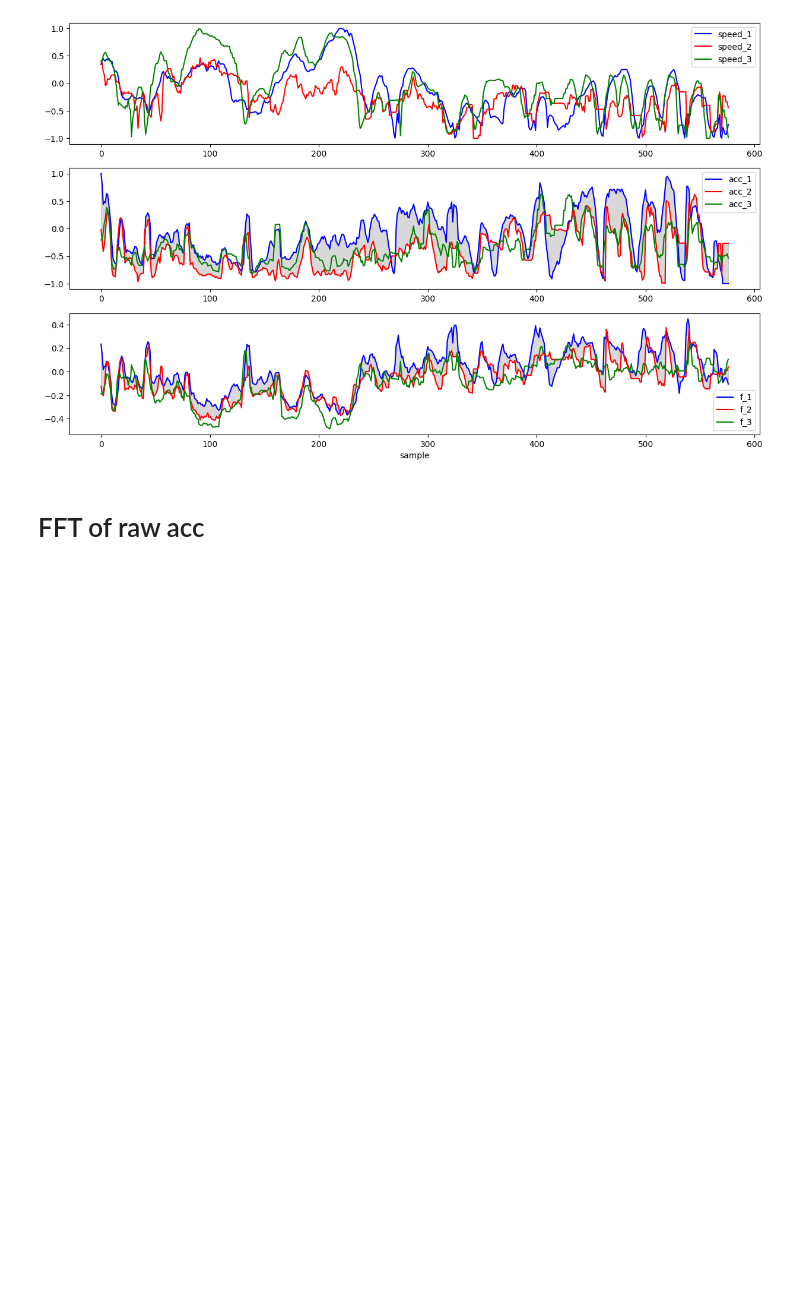
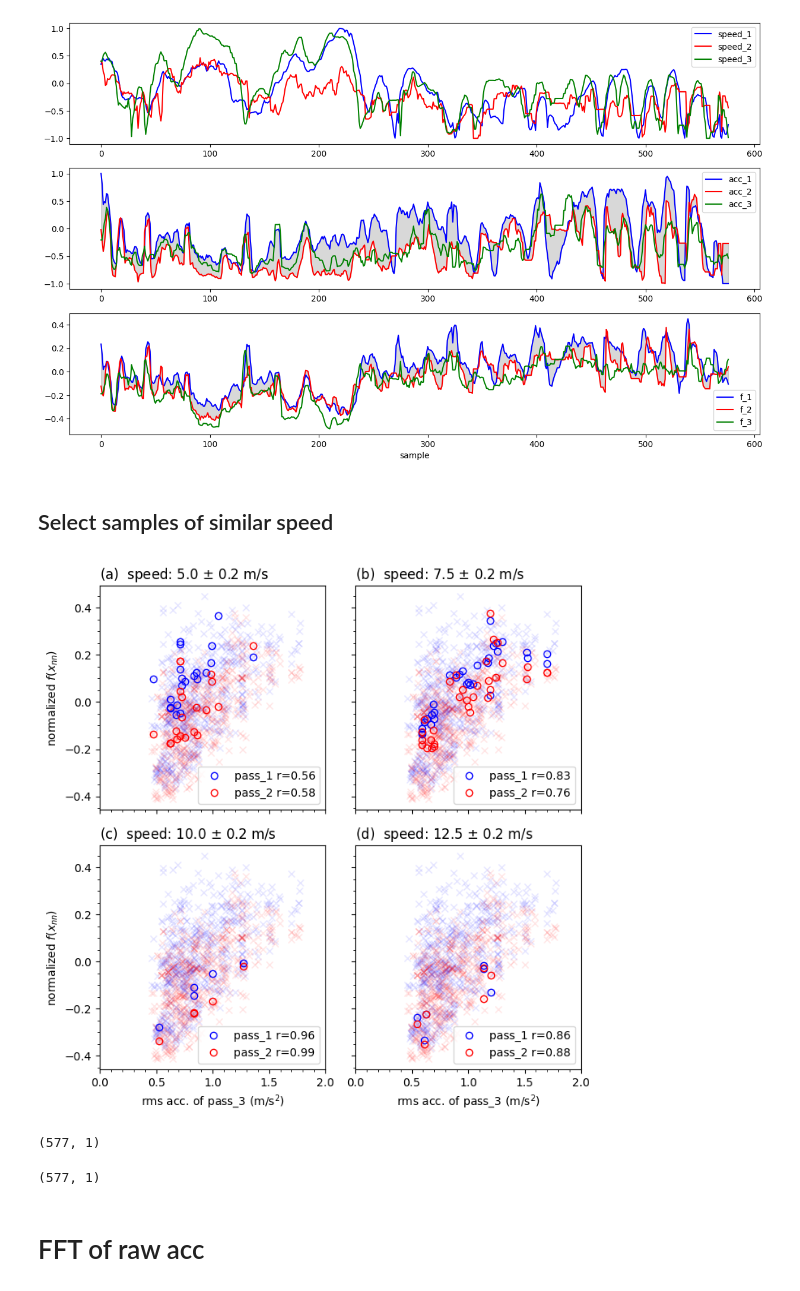
Before and after one commit to carloshernangarrido/ordinal_regression, a Jupyter notebook: main_real_world_example.ipynb, the cells around one changed output. Cells and saved outputs as stored; diff of their text form; code cells hidden in the pictures; blank space fills up the shorter version.

Commit message:
Testing with Selected samples of similar speed (unseen data)

```diff
--- a/main_real_world_example.ipynb
+++ b/main_real_world_example.ipynb
@@ -694,6 +696,79 @@ ax[2].set_xlabel('sample')
 19/19 [==============================] - 0s 4ms/step
 Text(0.5, 0, 'sample')
 [figure]
+# %% [markdown]
+## Select samples of similar speed
+# %%
+speeds_of_interest = [5., 7.5, 10., 12.5]
+speeds_of_interest_tol = 0.2
+
+
+X_3_actual = scaler_X.inverse_transform(X_3)
+
+selected_samples = {speed: X_3_actual.copy() for speed in speeds_of_interest}
+
+for speed in speeds_of_interest:
+    for i in range(X_3_actual.shape[0]):
+        if not (np.abs(X_3_actual[i, 0] - speed) < speeds_of_interest_tol):
+            selected_samples[speed][i, :] = np.nan* selected_samples[speed][i, :]
+# %%
+fig, ax = plt.subplots(2, 2, figsize=(7, 7), sharex='all', sharey='all')
+ax = ax.flatten()
+
+
+for i, speed in enumerate(speeds_of_interest):
+    subset = {}
+    subset['pass3'] = selected_samples[speed][~np.isnan(selected_samples[speed][:, 0]), 1]
+    subset['pass1'] = x1_1_pred[~np.isnan(selected_samples[speed][:, 0]), 0]
+    subset['pass2'] = x1_2_pred[~np.isnan(selected_samples[speed][:, 0]), 0]
+    ax[i].plot(X_3_actual[:, 1], x1_1_pred, color='blue', marker='x', alpha=0.1, linestyle='none')
+    ax[i].plot(X_3_actual[:, 1], x1_2_pred, color='red', marker='x', alpha=0.1, linestyle='none')
+    ax[i].plot(subset['pass3'], subset['pass1'], color='blue',
+               label=f"pass_1 r={np.round(np.corrcoef(subset['pass3'], subset['pass1'])[1,0], 2)}", marker='o', markerfacecolor='none', linestyle='none')
+    ax[i].plot(subset['pass3'], subset['pass2'], color='red',
+               label=f"pass_2 r={np.round(np.corrcoef(subset['pass3'], subset['pass2'])[1,0], 2)}", marker='o', markerfacecolor='none', linestyle='none')
+    ax[i].minorticks_on()
+    ax[i].set_title(f"({chr(ord('a')+i)})  speed: {speed} $\pm$ {speeds_of_interest_tol} m/s", loc='left')
+    if i > 1:
+        ax[i].set_xlabel("rms acc. of pass_3 (m/s$^2$)")
+    if (i % 2) == 0:
+        ax[i].set_ylabel("normalized $f(x_{nn})$")
+    ax[i].legend()
+ax[0].set_xlim((0, 2))
+plt.tight_layout()
+plt.show()
+fig.savefig('test_pass_3.pdf')
+
+
+# plt.figure()
+# plt.gca().set_prop_cycle(default_cycler)
+# plt.plot(X_3_actual[:, 0], alpha=0.3)
+# plt.gca().set_prop_cycle(default_cycler)
+# plt.plot(selected_samples[speed][:, 0])
+
+# plt.figure()
+# plt.gca().set_prop_cycle(default_cycler)
+# plt.plot(X_3_actual[:, 1], alpha=0.3)
+# plt.gca().set_prop_cycle(default_cycler)
+# plt.plot(selected_samples[speed][:, 1])
+
+# plt.figure()
+# plt.gca().set_prop_cycle(default_cycler)
+# plt.plot(x1_1_pred, alpha=0.3)
+# plt.plot(x1_2_pred, alpha=0.3)
+# plt.gca().set_prop_cycle(default_cycler)
+# plt.plot((selected_samples[speed][:, 0]/selected_samples[speed][:, 0])*x1_1_pred[:, 0])
+# plt.plot((selected_samples[speed][:, 0]/selected_samples[speed][:, 0])*x1_2_pred[:, 0])
+# %% [output]
+[figure, added]
+# %%
+x1_1_pred.shape
+# %% [output]
+(577, 1)
+# %%
+x1_1_pred.shape
+# %% [output]
+(577, 1)
 # %% [markdown]
 # FFT of raw acc
 # %%
```
Also changed, not shown: parts of 2 cells of this notebook, 4 other files.
